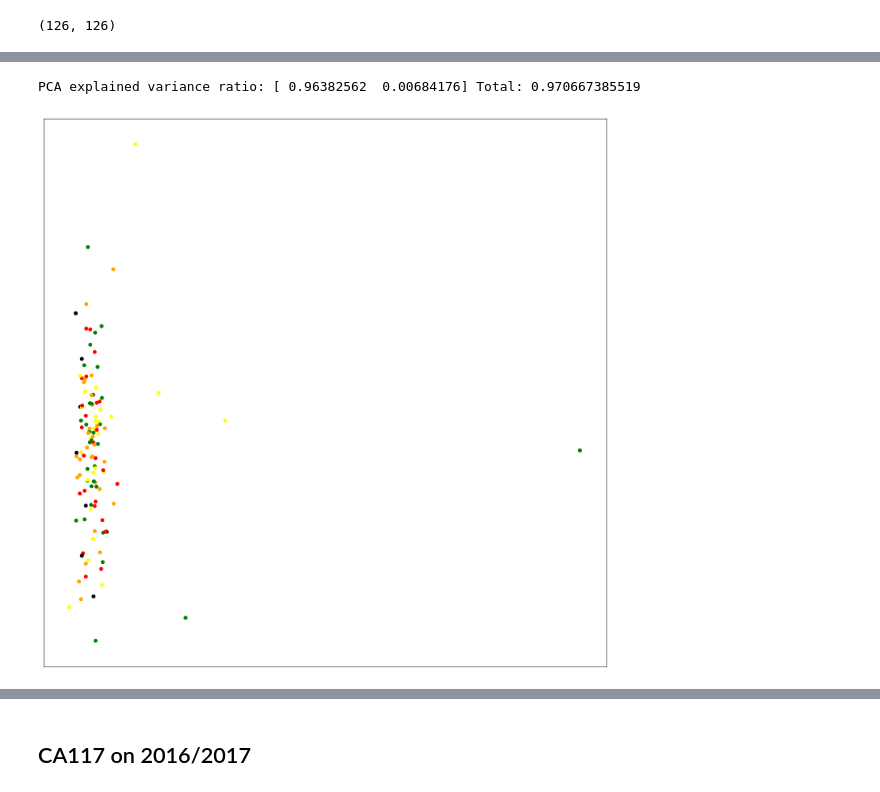
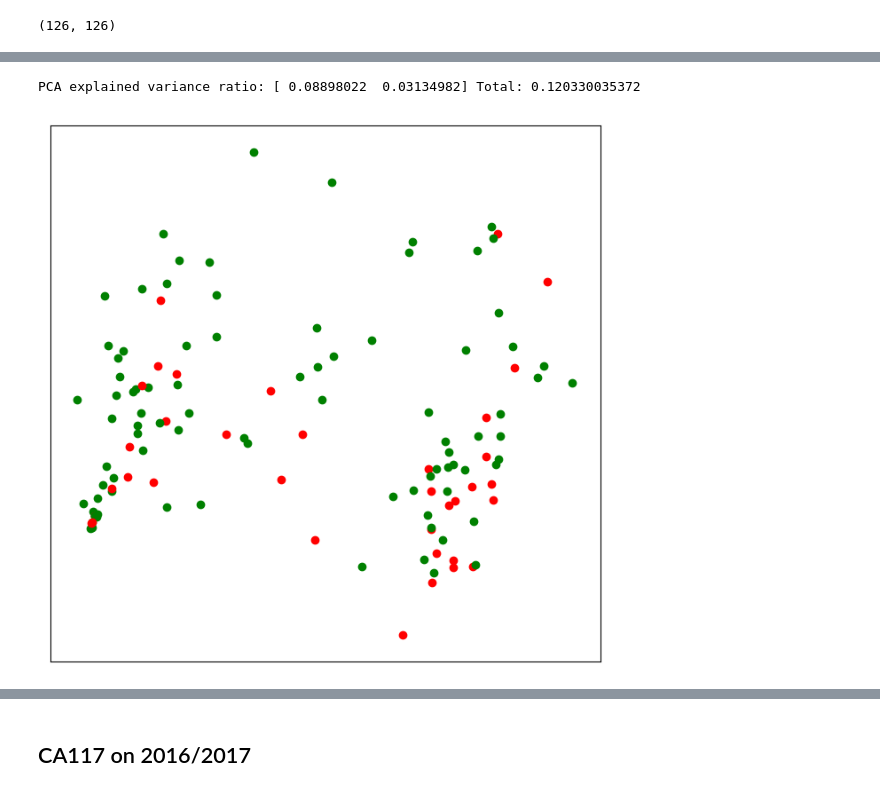
Before and after one commit to dazcona/user2code2vec, a Jupyter notebook: user2code2vec.ipynb, the cells around one changed output, grey strips where cells are left out. Drawn from its saved outputs; the diff is of its cells as text; code cells hidden in the pictures.

```diff
--- a/user2code2vec.ipynb
+++ b/user2code2vec.ipynb
@@ -280,11 +303,11 @@ def get_pca(vectors):
     print 'PCA explained variance ratio:', pca.explained_variance_ratio_, 'Total:', sum(pca.explained_variance_ratio_)
     return principal_components
 # %%
-word_pca = get_pca(word_usr_vector)
+word_pca = get_pca(word_long_vectors)
 # %% [output]
-PCA explained variance ratio: [ 0.96382562  0.00684176] Total: 0.970667385519
+PCA explained variance ratio: [ 0.08898022  0.03134982] Total: 0.120330035372
 # %%
-def get_color(grade):
+def get_5_colors(grade):
 
     if grade < 20:
         return 'black'
@@ -296,8 +319,20 @@ def get_color(grade):
         return 'yellow'
     else:
         return 'green'
+# %%
+def get_2_colors(grade):
+
+    if grade < 40:
+        return 'red'
+    else:
+        return 'green'
 # %%
-def plot_vectors(low_dim_vectors, grades, figsize=(8, 8)):
+def plot_vectors(low_dim_vectors, grades, c='two', figsize=(8, 8)):
+
+    if c == 'two':
+        function = get_2_colors
+    else:
+        function = get_5_colors
 
     plt.figure(figsize=figsize, dpi=100)
     ax = plt.axes()
@@ -309,11 +344,11 @@ def plot_vectors(low_dim_vectors, grades, figsize=(8, 8)):
 
         x, y = low_dim_vectors[i, :]
         g = grades[i]
-        color = get_color(g)
+        color = function(g)
         plt.scatter(x, y, color=color)
 
         i += 1
-# %%
-plot_vectors(word_pca, word_avg_grade, figsize=(18, 18))
-# %% [output]
-[figure, removed]
+# %%
+plot_vectors(word_pca, word_grades)
+# %% [output]
+[figure, added]
```
Also changed, not shown: parts of 49 cells of this notebook, 1 other file.
